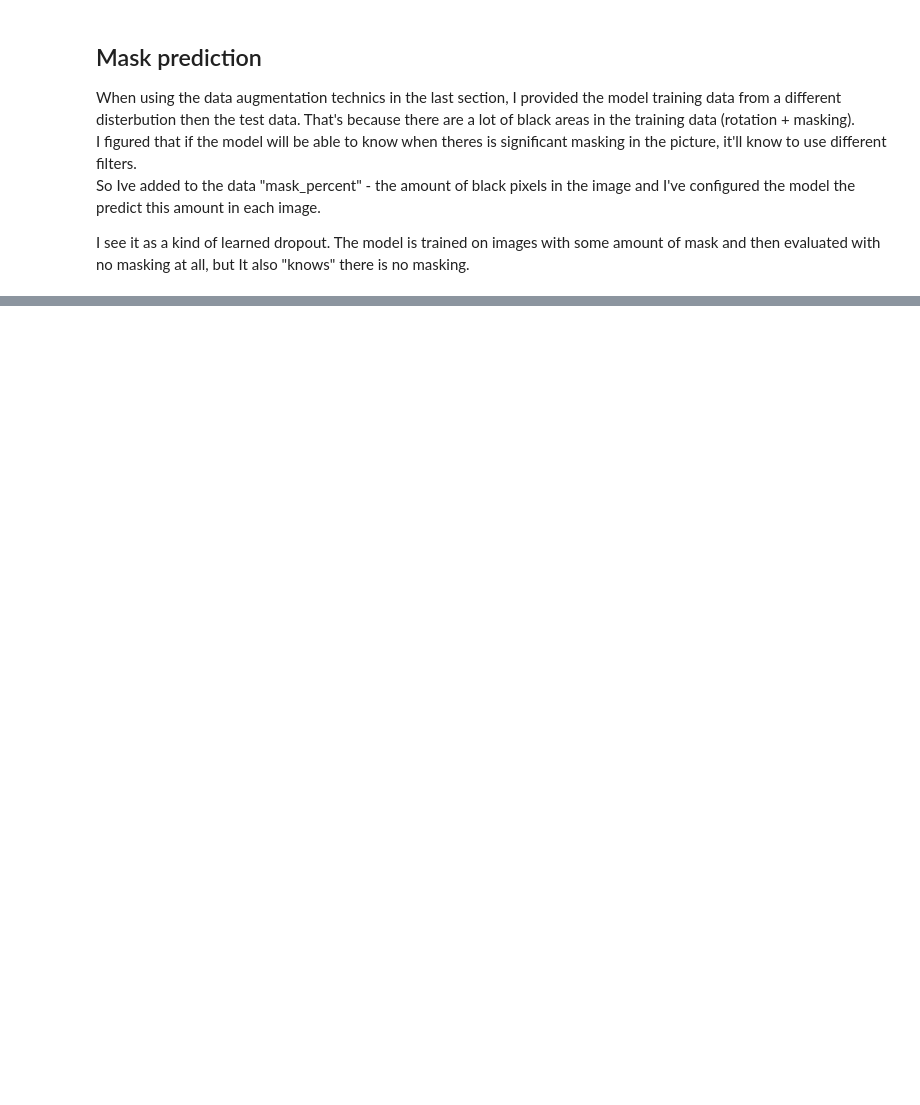
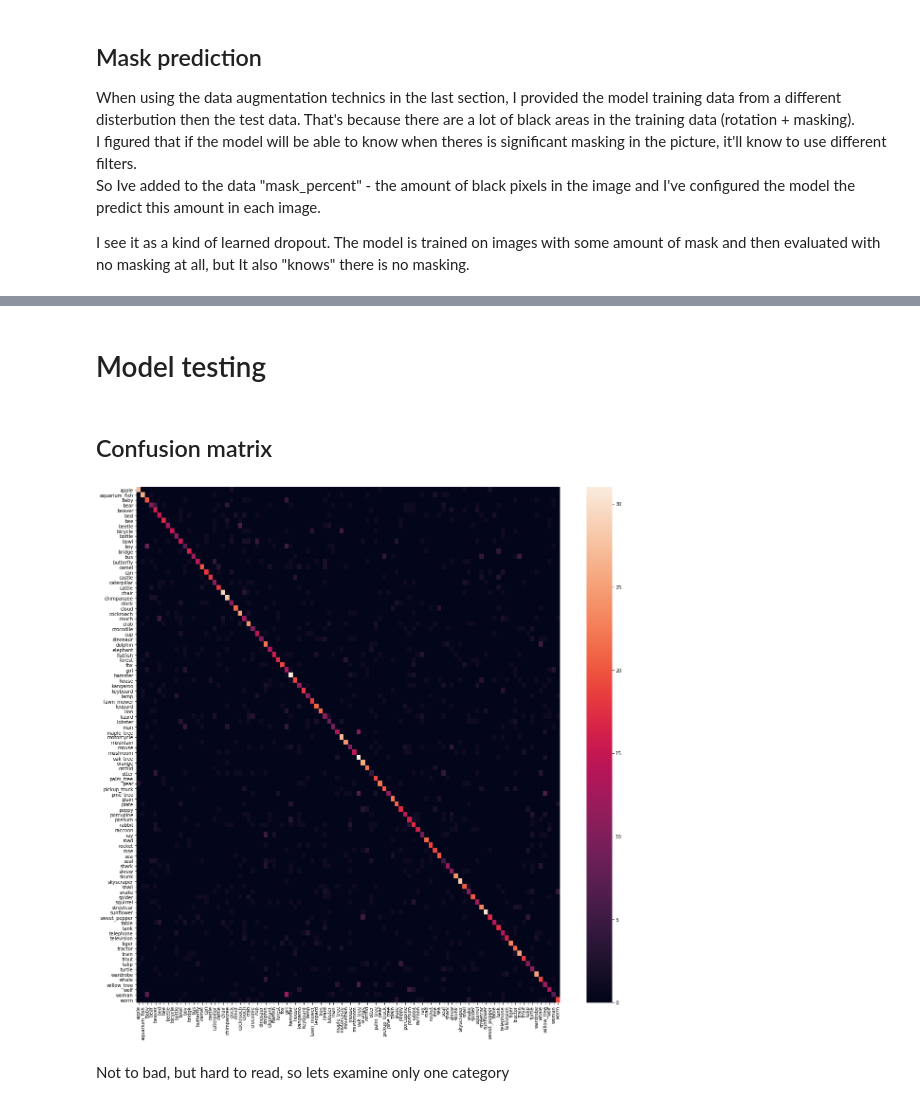
Before and after one commit to omerhac/cifar-100, a Jupyter notebook: models_performance.ipynb, the cells around one changed output, grey strips where cells are left out. Drawn from its saved outputs; the diff is of its cells as text; code cells hidden in the pictures; blank space fills up the shorter version.

```diff
--- a/models_performance.ipynb
+++ b/models_performance.ipynb
@@ -15,3 +23,7 @@ import matplotlib.pyplot as plt
+# %%
+# load dataset
+cifar_train, labels = tfds.load('cifar100', split='train', as_supervised=True, data_dir='data', with_info=True)
+cifar_test = tfds.load('cifar100', split='test', as_supervised=True, data_dir='data')
 # %% [markdown]
 ## Benchmark model
 Simple CNN model:
@@ -140,0 +163,44 @@ I see it as a kind of learned dropout. The model is trained on images with some
+# %% [markdown]
+# Model testing
+# %% [markdown]
+## Confusion matrix
+# %%
+from sklearn.metrics import confusion_matrix
+import etl
+
+def build_confusion_metrix(model_path, n_examples):
+    """Build confusion matrix
+    Args:
+        model_path: path to saved model
+        n_examples: number of examples to base on
+    Return:
+        confusion_matrix -> numpy array
+    """
+
+    model = tf.keras.models.load_model(model_path)
+
+    ds = etl.get_test_dataset().batch(n_examples)
+
+    for images, labels in ds.take(1):
+      sample_labels, sample_images = labels, images
+
+    # predict
+
+    pred_labels = tf.argmax(model(sample_images), axis=1).numpy()
+
+    conf_mat = confusion_matrix(sample_labels, pred_labels, labels=range(100))
+
+    return conf_mat
+# %%
+cm = build_confusion_metrix('weights/InceptionBN.tf', 3000)
+# %%
+# plot confusion matrix
+labels = [etl.get_label_name(i) for i in range(100)]  # get label names
+
+plt.figure(figsize=(20, 20))
+sns.heatmap(cm, xticklabels=labels, yticklabels=labels)
+plt.show()
+# %% [output]
+[figure, added]
+# %% [markdown]
+Not to bad, but hard to read, so lets examine only one category
```
Also changed, not shown: parts of 13 cells of this notebook.
